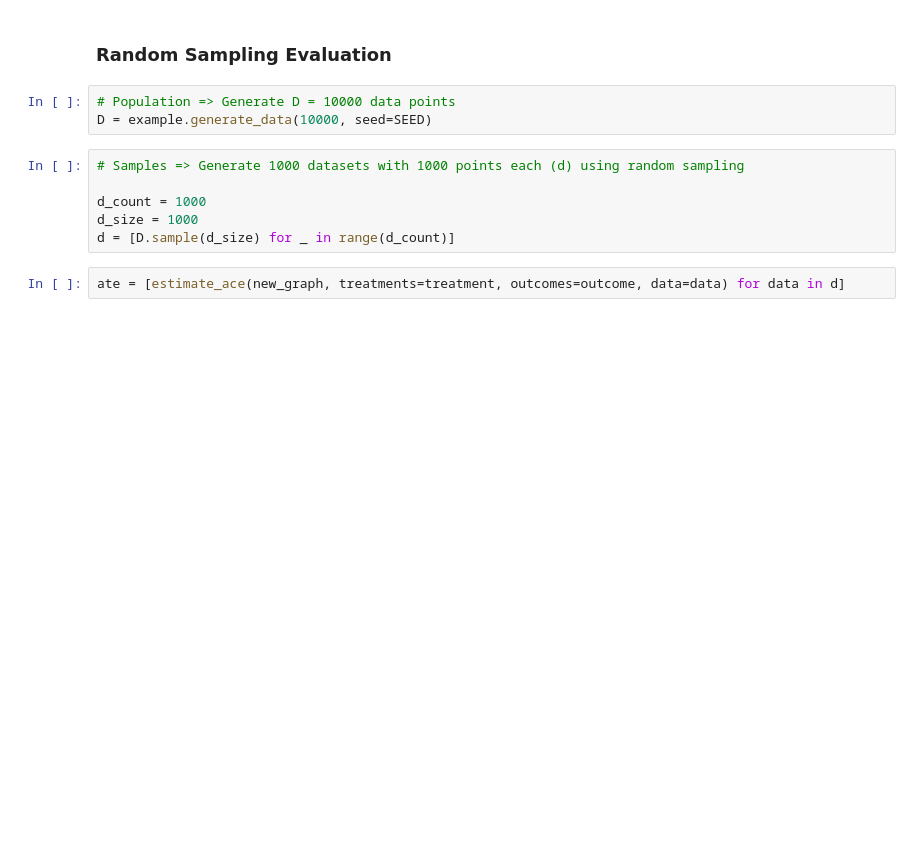
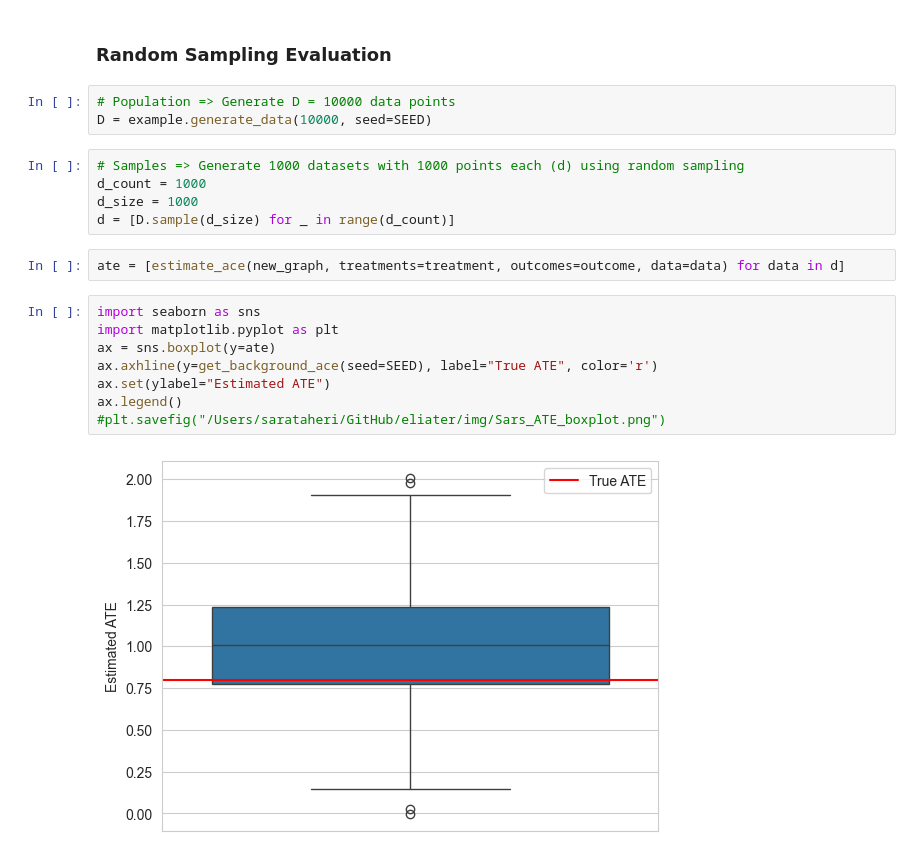
Before and after one commit to y0-causal-inference/eliater, a Jupyter notebook: notebooks/Case_study1_The_Sars_cov2_model.ipynb, the cells around one changed output. Drawn from its saved outputs; the diff is of its cells as text; blank space fills up the shorter version.

```diff
--- a/notebooks/Case_study1_The_Sars_cov2_model.ipynb
+++ b/notebooks/Case_study1_The_Sars_cov2_model.ipynb
@@ -180,9 +180,18 @@ The estimated $\widehat{\mathrm{ATE}}=0.605$, comparable in sign and magnitute t
 D = example.generate_data(10000, seed=SEED)
 # %%
 # Samples => Generate 1000 datasets with 1000 points each (d) using random sampling
-
 d_count = 1000
 d_size = 1000
 d = [D.sample(d_size) for _ in range(d_count)]
 # %%
 ate = [estimate_ace(new_graph, treatments=treatment, outcomes=outcome, data=data) for data in d]
+# %%
+import seaborn as sns
+import matplotlib.pyplot as plt
+ax = sns.boxplot(y=ate)
+ax.axhline(y=get_background_ace(seed=SEED), label="True ATE", color='r')
+ax.set(ylabel="Estimated ATE")
+ax.legend()
+#plt.savefig("/Users/sarataheri/GitHub/eliater/img/Sars_ATE_boxplot.png")
+# %% [output]
+[figure, added]
```
Also changed, not shown: parts of 8 cells of this notebook, 3 other files.
